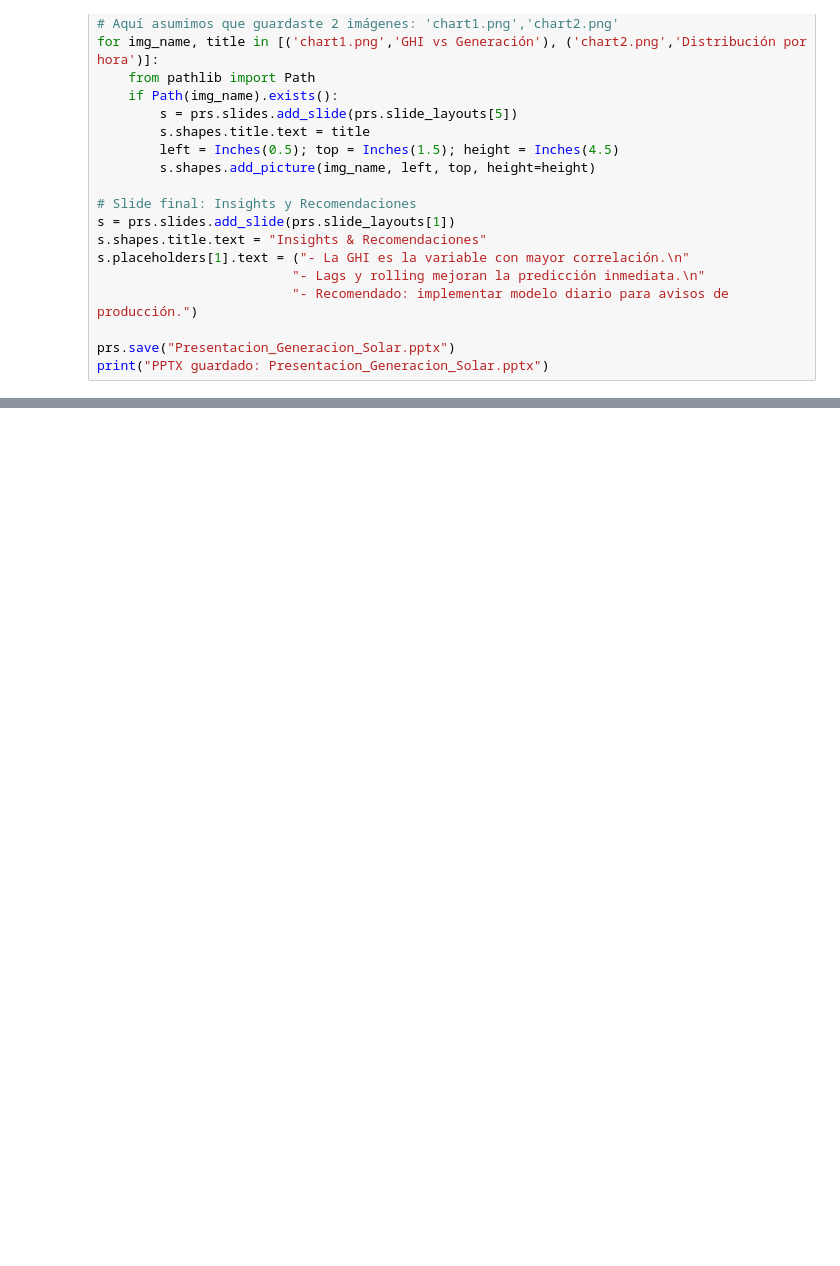
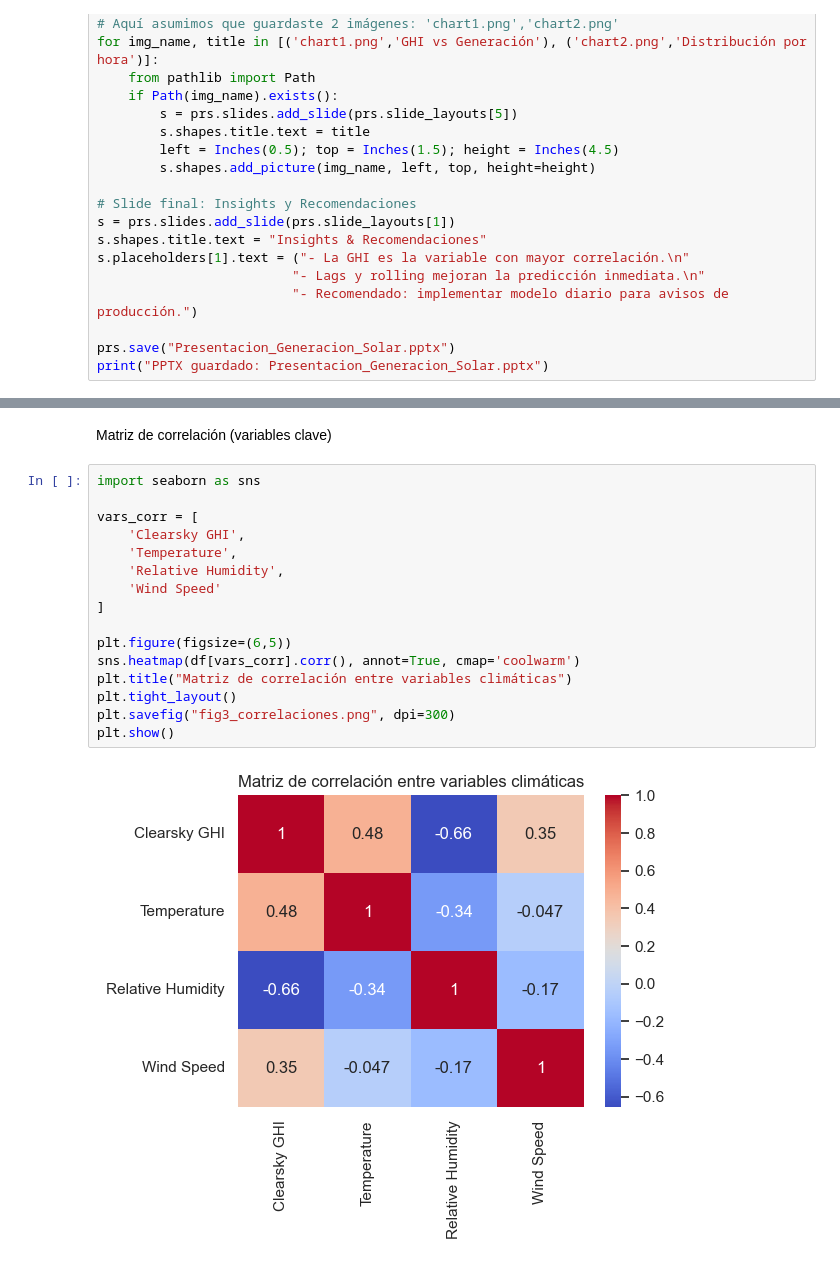
Before and after one commit to Pelado91/Proyecto-Data-Science-II, a Jupyter notebook: Generacion_Solar_Metzler.ipynb, the cells around one changed output, grey strips where cells are left out. Saved outputs shown, nothing was run; the diff lists cells and outputs as text; blank space fills up the shorter version.

```diff
--- a/Generacion_Solar_Metzler.ipynb
+++ b/Generacion_Solar_Metzler.ipynb
@@ -675,0 +713,20 @@ A partir del análisis exploratorio realizado sobre el dataset de generación so
+# %% [markdown]
+Matriz de correlación (variables clave)
+# %%
+import seaborn as sns
+
+vars_corr = [
+    'Clearsky GHI',
+    'Temperature',
+    'Relative Humidity',
+    'Wind Speed'
+]
+
+plt.figure(figsize=(6,5))
+sns.heatmap(df[vars_corr].corr(), annot=True, cmap='coolwarm')
+plt.title("Matriz de correlación entre variables climáticas")
+plt.tight_layout()
+plt.savefig("fig3_correlaciones.png", dpi=300)
+plt.show()
+# %% [output]
+[figure, added]
```
Also changed, not shown: parts of 24 cells of this notebook.
